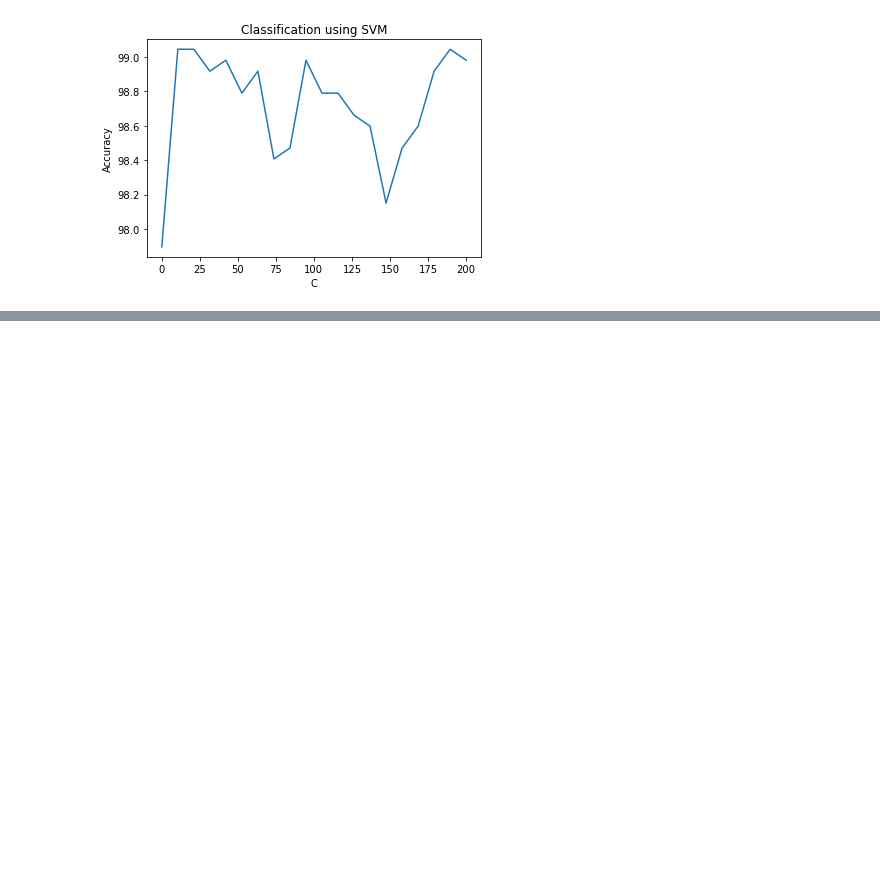
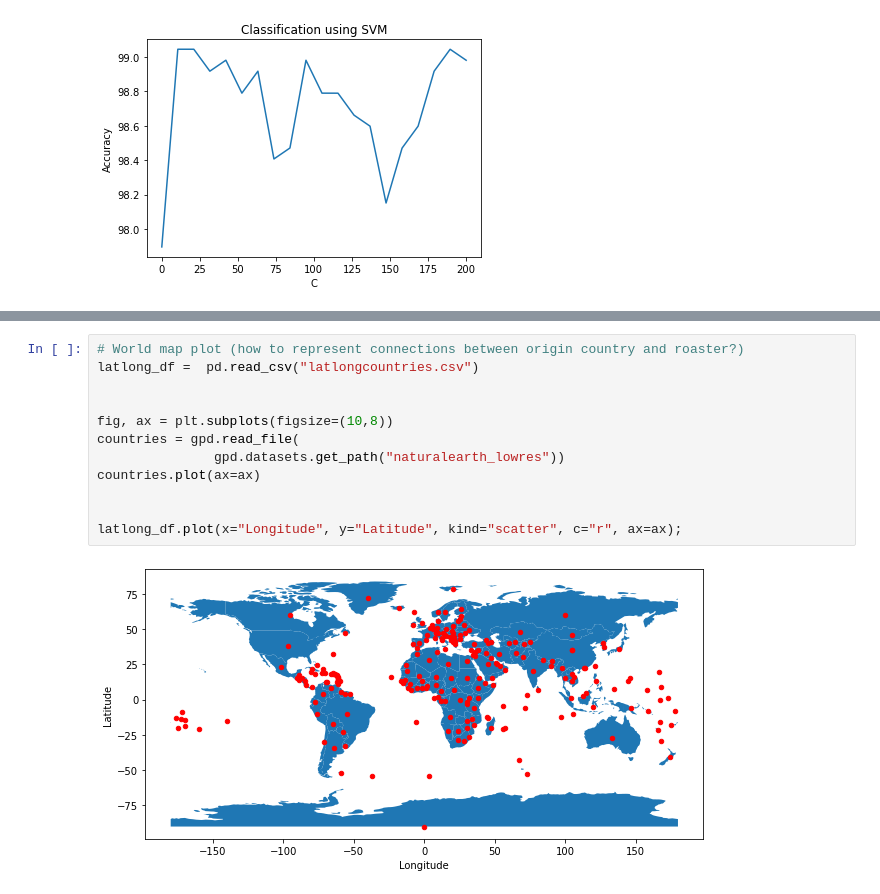
Before and after one commit to jareyc/Coffee-Project, a Jupyter notebook: dejabrew.ipynb, the cells around one changed output, grey strips where cells are left out. Drawn from its saved outputs; the diff is of its cells as text; blank space fills up the shorter version.

Commit message:
TopN countries df, world map with lat/long scatter plot, recalculated value

```diff
--- a/dejabrew.ipynb
+++ b/dejabrew.ipynb
@@ -348,0 +404,14 @@ print(best_C, best_accuracy)
+# %%
+# World map plot (how to represent connections between origin country and roaster?)
+latlong_df =  pd.read_csv("latlongcountries.csv")
+
+
+fig, ax = plt.subplots(figsize=(10,8))
+countries = gpd.read_file(
+               gpd.datasets.get_path("naturalearth_lowres"))
+countries.plot(ax=ax)
+
+
+latlong_df.plot(x="Longitude", y="Latitude", kind="scatter", c="r", ax=ax);
+# %% [output]
+[figure, added]
```
Also changed, not shown: parts of 7 cells of this notebook, 3 other files.
